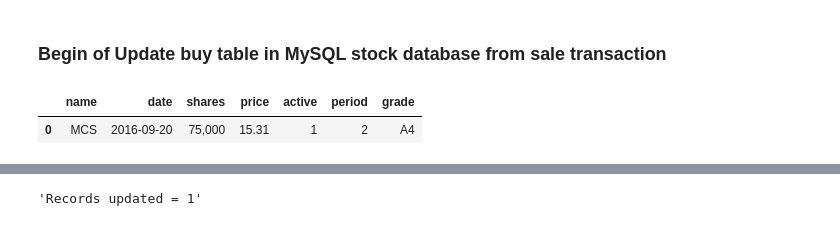
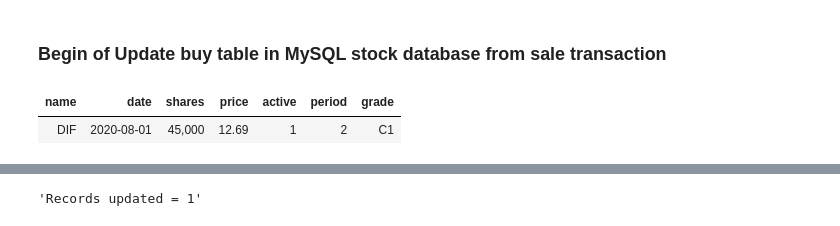
Before and after one commit to santimcs/A5, a Jupyter notebook: Daily/110 - Update Buy and Dividend from Sell Transactions.ipynb, the cells around one changed output, grey strips where cells are left out. Cells and saved outputs as stored; diff of their text form; code cells hidden in the pictures.

```diff
--- a/Daily/110 - Update Buy and Dividend from Sell Transactions.ipynb
+++ b/Daily/110 - Update Buy and Dividend from Sell Transactions.ipynb
@@ -231,18 +231,18 @@ MCS -6000 7.3 8.4
 # %%
 sql = """
     SELECT *
     FROM buy
     WHERE name = '{}'
 """.format(name)
 
 df_buy = pd.read_sql(sql, const)
 df_buy.drop(['volsell', 'volbal','dividend'], axis=1, inplace=True)
 df_buy.rename(columns={'volbuy':'shares'},inplace=True)
 df_buy['shares'] = df_buy['shares'].astype('int64')
-df_buy.style.format(format_dict)
+df_buy.style.format(format_dict).hide(axis="index")
 # %% [output]
-|  | name | date | shares | price | active | period | grade |
-| 0 | MCS | 2016-09-20 | 75,000 | 15.31 | 1 | 2 | A4 |
+| name | date | shares | price | active | period | grade |
+| DIF | 2020-08-01 | 45,000 | 12.69 | 1 | 2 | C1 |
 # %%
 old_qty = int(df_buy['shares'].iloc[0])
 old_price = df_buy['price'].iloc[0]
```
Also changed, not shown: parts of 27 cells of this notebook, 34 other files.
